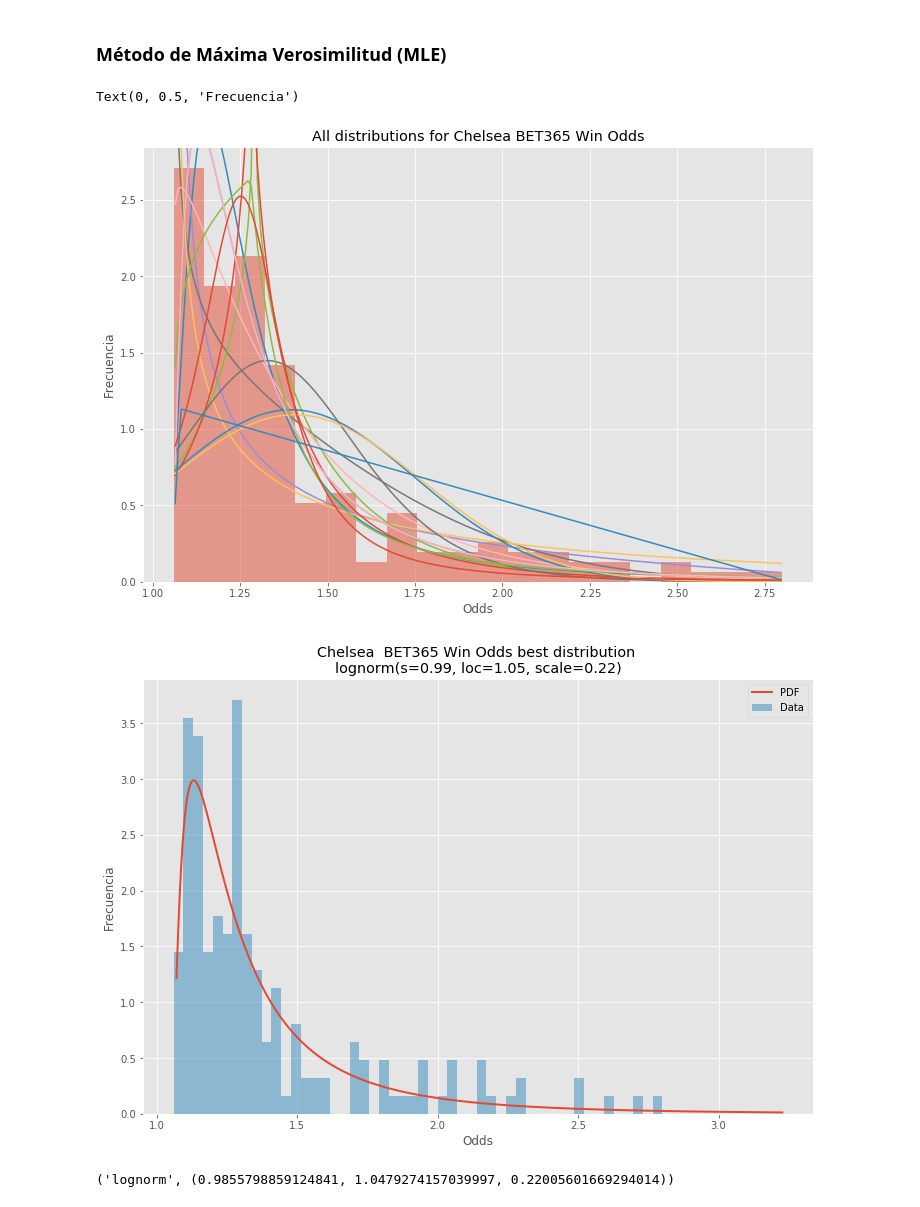
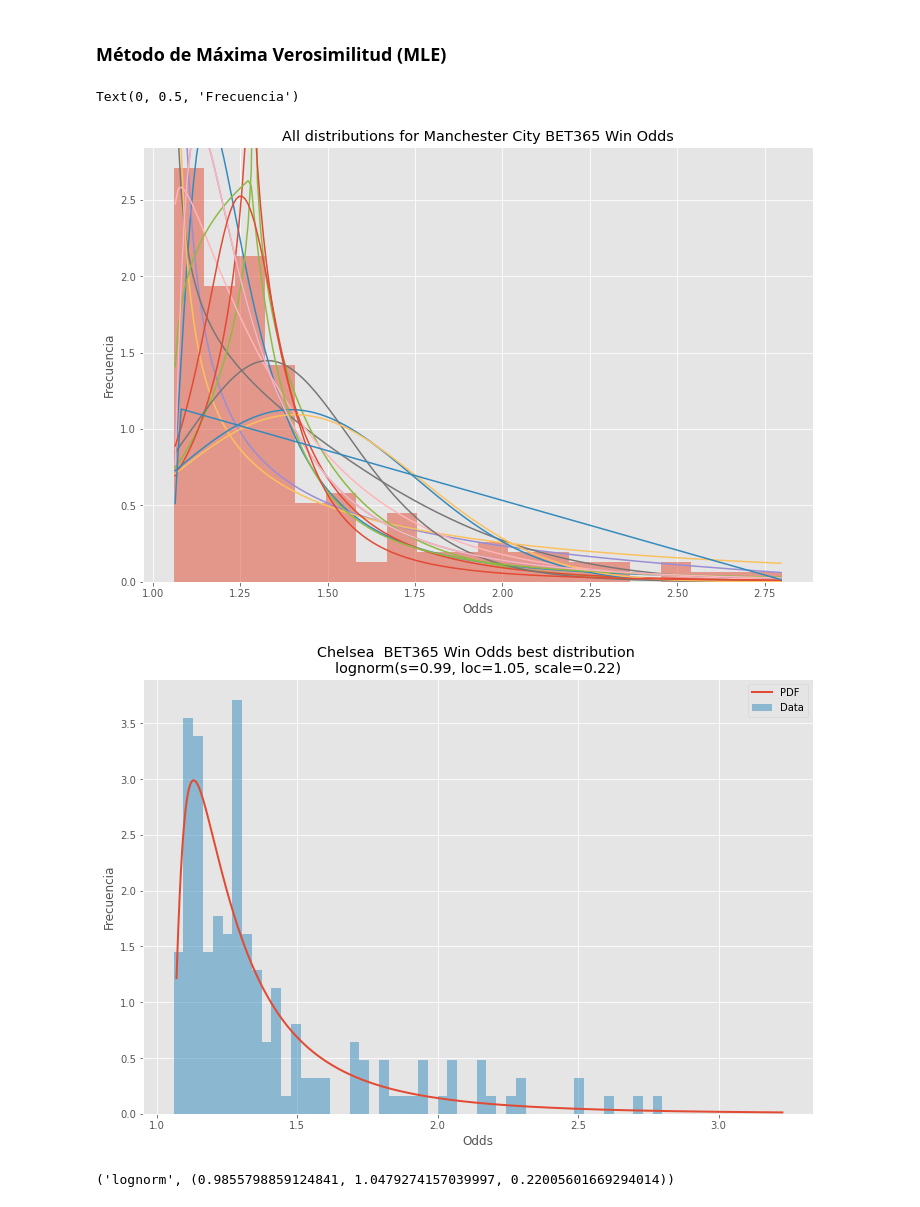
Before and after one commit to EduardoLoza/ProyectoModulo1_delaTorreE_VelascoG, a Jupyter notebook: ProyectoModulo1_delaTorreE_VelascoG.ipynb, the cells around one changed output. Drawn from its saved outputs; the diff is of its cells as text; code cells hidden in the pictures.

Commit message:
Nodo 4

```diff
--- a/ProyectoModulo1_delaTorreE_VelascoG.ipynb
+++ b/ProyectoModulo1_delaTorreE_VelascoG.ipynb
@@ -400,7 +400,7 @@ livh = data[data['HomeTeam'] == 'Liverpool' ]
 liva = data[data['AwayTeam'] == 'Liverpool' ]
 liv1=livh['B365H']
 liv2=liva['B365A']
-Mu = pd.concat([liv1,liv2],join='inner',axis=0)#Cuarto nodo
+liv = pd.concat([liv1,liv2],join='inner',axis=0)#Cuarto nodo
 # %% [markdown]
 > #### Nodo 1: Chelsea. ![image.png](attachment:image.png)
 > - Se escogió el equipo Chelsea como Nodo, ya que fue el campeón en la temporada 2016-2017.
@@ -1507,35 +1507,35 @@ plt.figure(figsize=(12,8))
 ax = data.plot(kind='hist', bins=20, density=True, alpha=0.5)
 # Save plot limits
 dataYLim = ax.get_ylim()
 
 # Find best fit distribution
 best_fit_name, best_fit_params = best_fit_distribution(data, 200, ax)
 best_dist = getattr(st, best_fit_name)
 
 # Update plots
 ax.set_ylim(dataYLim)
-ax.set_title(u'All distributions for Chelsea BET365 Win Odds')
+ax.set_title(u'All distributions for Manchester City BET365 Win Odds')
 ax.set_xlabel(u'Odds')
 ax.set_ylabel('Frecuencia')
 
 # Make PDF with best params
 pdf = make_pdf(best_dist, best_fit_params)
 
 # Display
 plt.figure(figsize=(12,8))
 ax = pdf.plot(lw=2, label='PDF', legend=True)
 data.plot(kind='hist', bins=50, density=True, alpha=0.5, label='Data', legend=True, ax=ax)
 
 param_names = (best_dist.shapes + ', loc, scale').split(', ') if best_dist.shapes else ['loc', 'scale']
 param_str = ', '.join(['{}={:0.2f}'.format(k,v) for k,v in zip(param_names, best_fit_params)])
 dist_str = '{}({})'.format(best_fit_name, param_str)
 
 ax.set_title(u'Chelsea  BET365 Win Odds best distribution \n' + dist_str)
 ax.set_xlabel(u'Odds')
 ax.set_ylabel('Frecuencia')
 # %% [output]
 Text(0, 0.5, 'Frecuencia')
-[figure, old version]
+[figure, new version]
 [figure]
 # %%
 dist_City,parametros_City=best_fit_distribution(City1)
```
Also changed, not shown: parts of 44 cells of this notebook.
